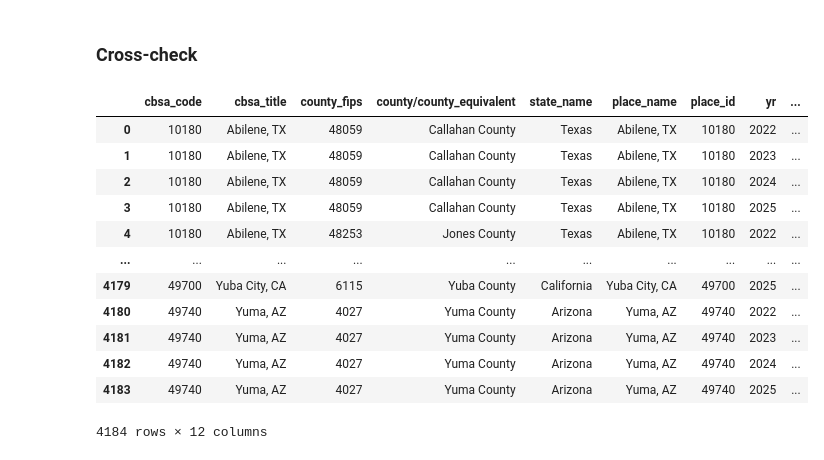
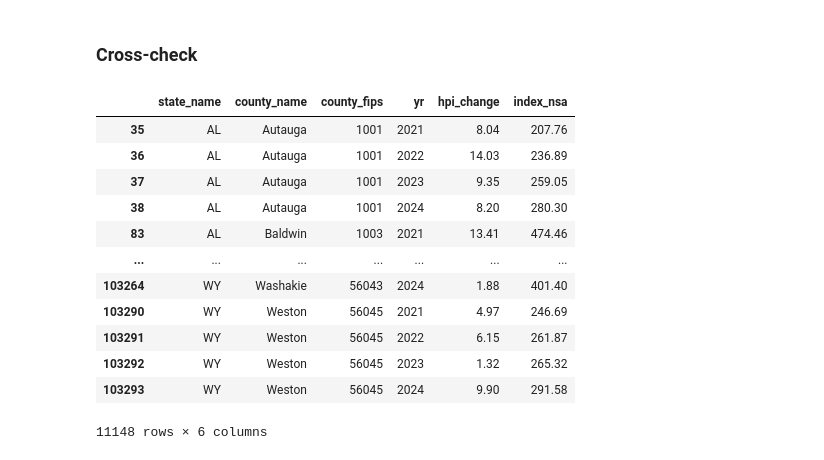
Before and after one commit to Ramil-cyber/Capstone_Citizensbank_climate-risk_insurance-exposure_monitoring, a Jupyter notebook: 03_code/data_exploration/lstm_arima_v1.ipynb, the cells around one changed output. Drawn from its saved outputs; the diff is of its cells as text; code cells hidden in the pictures.

```diff
--- a/03_code/data_exploration/lstm_arima_v1.ipynb
+++ b/03_code/data_exploration/lstm_arima_v1.ipynb
@@ -434,21 +471,23 @@ Forecast Results for Multiple Counties:
 # %% [markdown]
 ### Cross-check
 # %%
-hpi = pd.read_csv("../../02_processed_data/hpi_county_2021_2025.csv")
-
-hpi = hpi.rename(columns={"county_fips5": "county_fips"})
-hpi
+hpi = pd.read_csv("../../02_processed_data/hpi_county_2000_2024.csv")
+hpi = hpi[hpi["yr"].between(2021, 2025)]
+hpi = hpi.rename(
+    columns={"county_fips5": "county_fips", "county/county_equivalent": "county_name"}
+)
+hpi.sort_values(by=["county_fips", "yr"])
 # %% [output]
-|  | cbsa_code | cbsa_title | county_fips | county/county_equivalent | state_name | place_name | place_id | yr | ... |
-| 0 | 10180 | Abilene, TX | 48059 | Callahan County | Texas | Abilene, TX | 10180 | 2022 | ... |
-| 1 | 10180 | Abilene, TX | 48059 | Callahan County | Texas | Abilene, TX | 10180 | 2023 | ... |
-| 2 | 10180 | Abilene, TX | 48059 | Callahan County | Texas | Abilene, TX | 10180 | 2024 | ... |
-| 3 | 10180 | Abilene, TX | 48059 | Callahan County | Texas | Abilene, TX | 10180 | 2025 | ... |
-| 4 | 10180 | Abilene, TX | 48253 | Jones County | Texas | Abilene, TX | 10180 | 2022 | ... |
-| ... | ... | ... | ... | ... | ... | ... | ... | ... | ... |
-| 4179 | 49700 | Yuba City, CA | 6115 | Yuba County | California | Yuba City, CA | 49700 | 2025 | ... |
-| 4180 | 49740 | Yuma, AZ | 4027 | Yuma County | Arizona | Yuma, AZ | 49740 | 2022 | ... |
-| 4181 | 49740 | Yuma, AZ | 4027 | Yuma County | Arizona | Yuma, AZ | 49740 | 2023 | ... |
-| 4182 | 49740 | Yuma, AZ | 4027 | Yuma County | Arizona | Yuma, AZ | 49740 | 2024 | ... |
-| 4183 | 49740 | Yuma, AZ | 4027 | Yuma County | Arizona | Yuma, AZ | 49740 | 2025 | ... |
+|  | state_name | county_name | county_fips | yr | hpi_change | index_nsa |
+| 35 | AL | Autauga | 1001 | 2021 | 8.04 | 207.76 |
+| 36 | AL | Autauga | 1001 | 2022 | 14.03 | 236.89 |
+| 37 | AL | Autauga | 1001 | 2023 | 9.35 | 259.05 |
+| 38 | AL | Autauga | 1001 | 2024 | 8.20 | 280.30 |
+| 83 | AL | Baldwin | 1003 | 2021 | 13.41 | 474.46 |
+| ... | ... | ... | ... | ... | ... | ... |
+| 103264 | WY | Washakie | 56043 | 2024 | 1.88 | 401.40 |
+| 103290 | WY | Weston | 56045 | 2021 | 4.97 | 246.69 |
+| 103291 | WY | Weston | 56045 | 2022 | 6.15 | 261.87 |
+| 103292 | WY | Weston | 56045 | 2023 | 1.32 | 265.32 |
+| 103293 | WY | Weston | 56045 | 2024 | 9.90 | 291.58 |
-4184 rows × 12 columns
+11148 rows × 6 columns
```
Also changed, not shown: parts of 14 cells of this notebook, 41 other files.
